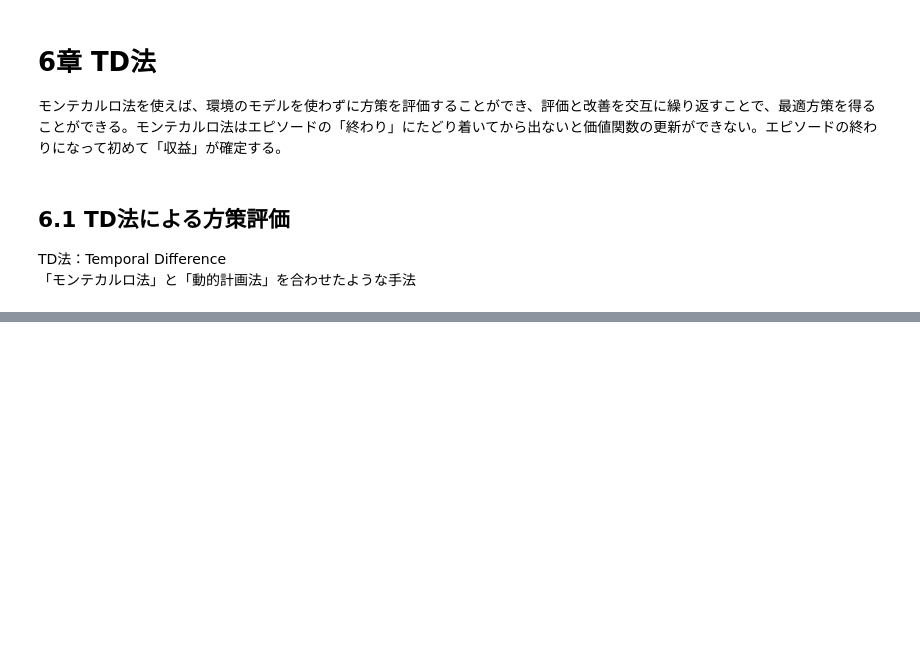
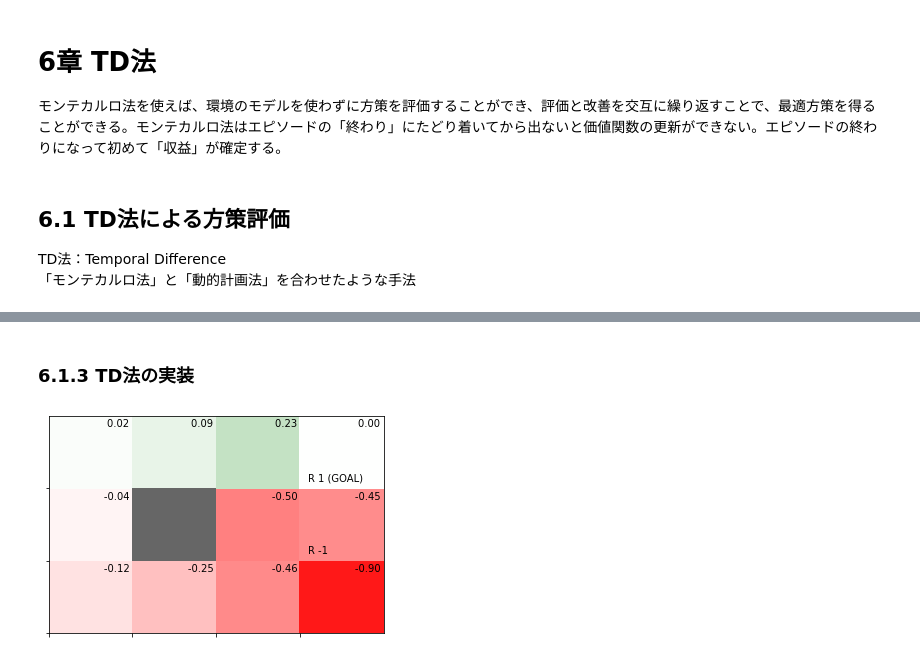
Before and after one commit to sota1111/DL_Zero, a Jupyter notebook: DL_Zero4_1.ipynb, the cells around one changed output, grey strips where cells are left out. Drawn from its saved outputs; the diff is of its cells as text; code cells hidden in the pictures; blank space fills up the shorter version.

```diff
--- a/DL_Zero4_1.ipynb
+++ b/DL_Zero4_1.ipynb
@@ -1545,0 +1554,44 @@ TD法：Temporal Difference
+# %% [markdown]
+### 6.1.3 TD法の実装
+# %%
+class TdAgent:
+  def __init__(self):
+    self.gamma = 0.9
+    self.alpha = 0.01
+    self.action_size = 4
+
+    random_actions = {0: 0.25, 1: 0.25, 2: 0.25, 3: 0.25}
+    self.pi = defaultdict(lambda: random_actions)
+    self.V = defaultdict(lambda: 0)
+
+  def get_action(self, state):
+    action_probs = self.pi[state]
+    actions = list(action_probs.keys())
+    probs = list(action_probs.values())
+    return np.random.choice(actions, p=probs)
+
+  def eval(self, state, reward, next_state, done):
+    next_V = 0 if done else self.V[next_state]
+    target = reward + self.gamma * next_V
+
+    self.V[state] += (target -self.V[state]) * self.alpha
+# %%
+env = GridWorld()
+agent = TdAgent()
+
+episodes = 1000
+for episode in range(episodes):
+  state = env.reset()
+
+  while True:
+    action = agent.get_action(state)
+    next_state, reward, done = env.step(action)
+
+    agent.eval(state, reward, next_state, done)#毎回呼ぶ
+    if done:
+      break
+    state = next_state
+
+env.render_v(agent.V)
+# %% [output]
+[figure, added]
```
Also changed, not shown: parts of 9 cells of this notebook.
